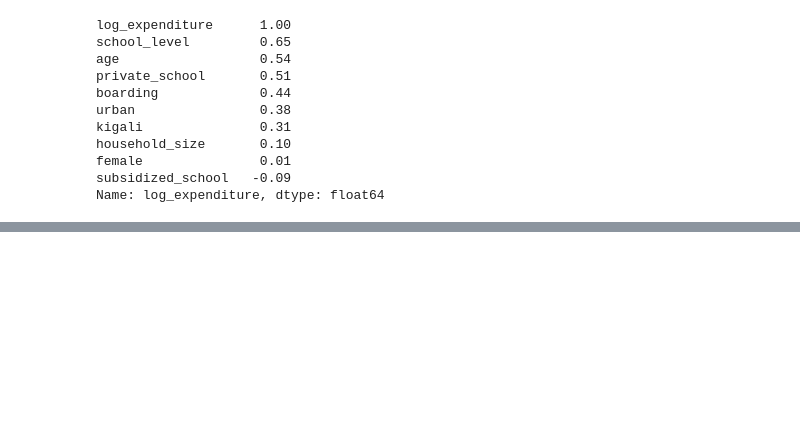
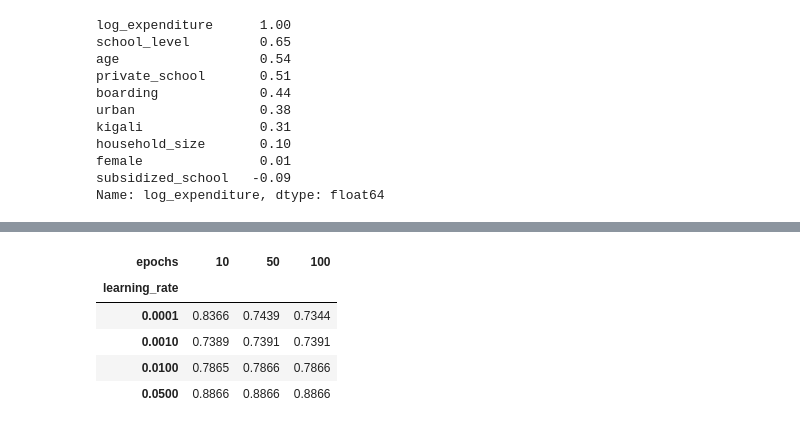
Before and after one commit to BonaneNIYIGENA/linear_regression_model, a Jupyter notebook: summative/linear_regression/multivariate.ipynb, the cells around one changed output, grey strips where cells are left out. Saved outputs shown, nothing was run; the diff lists cells and outputs as text; code cells hidden in the pictures; blank space fills up the shorter version.

```diff
--- a/summative/linear_regression/multivariate.ipynb
+++ b/summative/linear_regression/multivariate.ipynb
@@ -161,0 +271,10 @@ Name: log_expenditure, dtype: float64
+# %%
+# validation MSE with the best alpha: learning rate (rows) against number of epochs (columns)
+tuning[tuning["alpha"] == BEST_ALPHA].pivot(index="learning_rate", columns="epochs", values="validation_mse").round(4)
+# %% [output]
+| epochs | 10 | 50 | 100 |
+| learning_rate |  |  |  |
+| 0.0001 | 0.8366 | 0.7439 | 0.7344 |
+| 0.0010 | 0.7389 | 0.7391 | 0.7391 |
+| 0.0100 | 0.7865 | 0.7866 | 0.7866 |
+| 0.0500 | 0.8866 | 0.8866 | 0.8866 |
```
Also changed, not shown: parts of 7 cells of this notebook.
